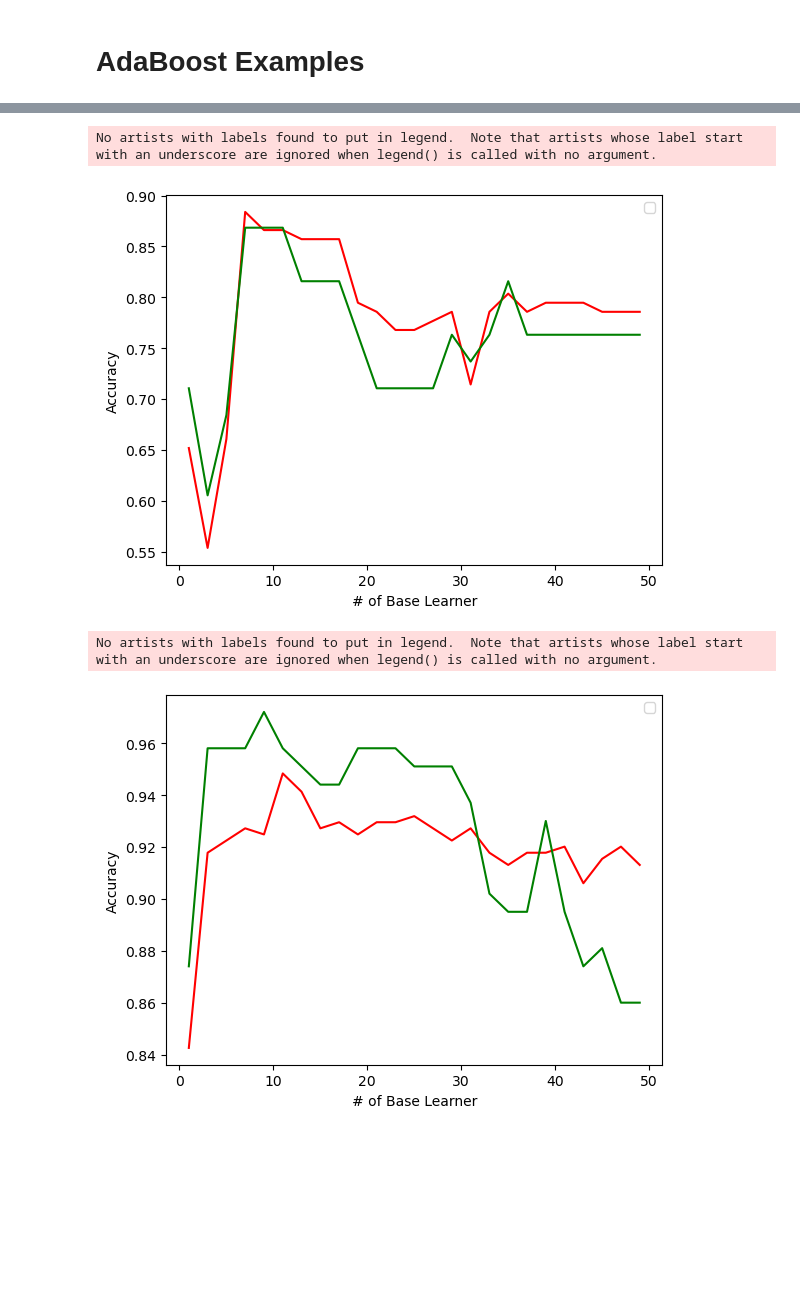
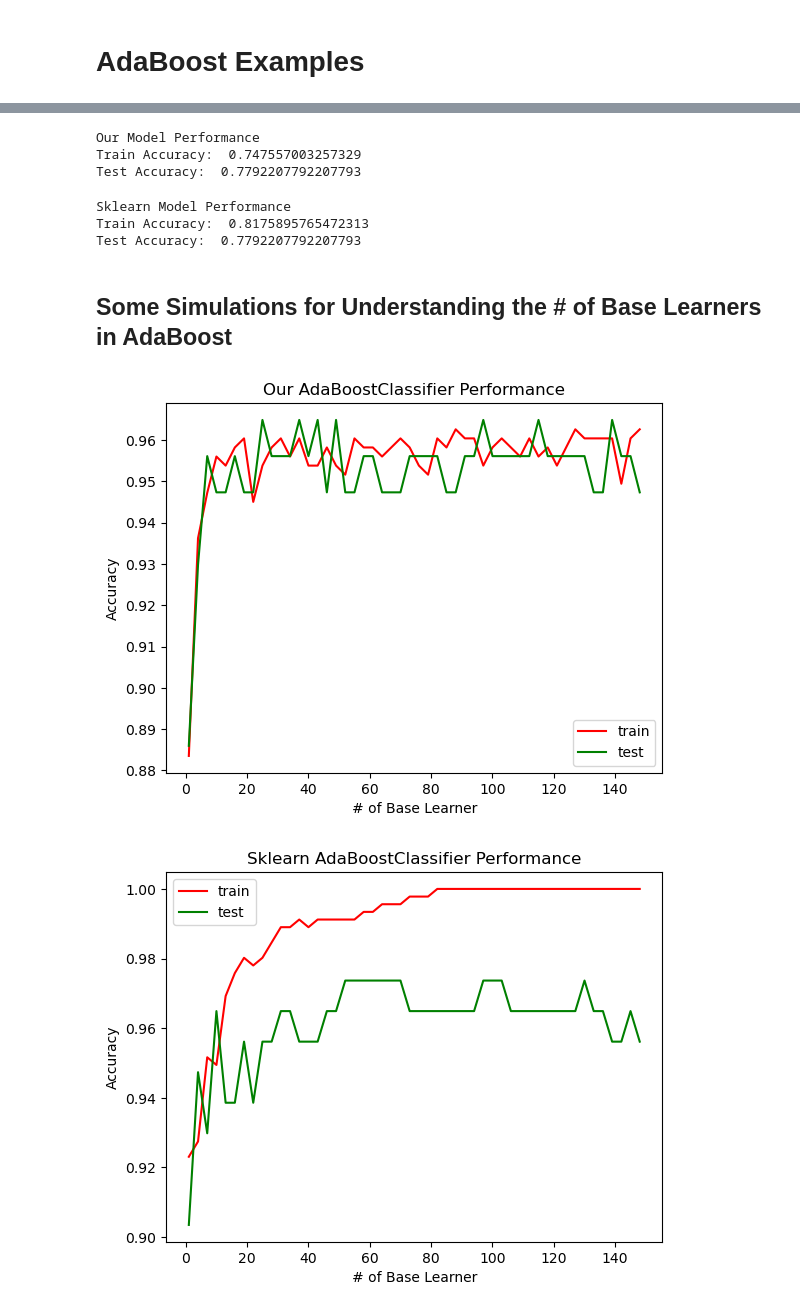
Before and after one commit to enesozeren/machine_learning_from_scratch, a Jupyter notebook: decision_trees/modelling_examples.ipynb, the cells around one changed output, grey strips where cells are left out. Cells and saved outputs as stored; diff of their text form; code cells hidden in the pictures; blank space fills up the shorter version.

Commit message:
adaboost implementation done
- decision tree splitting search is more exhaustive
- adaboost implemented with boosting with resampling method
- adaboost modelling examples are added

```diff
--- a/decision_trees/modelling_examples.ipynb
+++ b/decision_trees/modelling_examples.ipynb
@@ -400,56 +493,76 @@ plt.show()
+# %%
+model = AdaBoostClassifier(n_base_learner=50)
+model.train(X_train, y_train)
+
+train_accuracy = sum(model.predict(X=X_train) == y_train) / len(y_train)
+test_accuracy = sum(model.predict(X=X_test) == y_test) / len(y_test)
+print("Our Model Performance")
+print("Train Accuracy: ", train_accuracy)
+print("Test Accuracy: ", test_accuracy)
+# %% [output]
+Our Model Performance
+Train Accuracy:  0.747557003257329
+Test Accuracy:  0.7792207792207793
+# %%
+model = sklearn.ensemble.AdaBoostClassifier(n_estimators=50)
+model.fit(X_train, y_train)
+
+train_accuracy = sum(model.predict(X=X_train) == y_train) / len(y_train)
+test_accuracy = sum(model.predict(X=X_test) == y_test) / len(y_test)
+print("Sklearn Model Performance")
+print("Train Accuracy: ", train_accuracy)
+print("Test Accuracy: ", test_accuracy)
+# %% [output]
+Sklearn Model Performance
+Train Accuracy:  0.8175895765472313
+Test Accuracy:  0.7792207792207793
+# %% [markdown]
+## Some Simulations for Understanding the # of Base Learners in AdaBoost
 # %%
-iris = datasets.load_iris()
+data = datasets.load_breast_cancer()
 
-X = np.array(iris.data)
-Y = np.array(iris.target)
+X = np.array(data.data)
+Y = np.array(data.target)
 
-X_train, X_test, y_train, y_test = model_selection.train_test_split(X, Y, test_size=0.25, random_state=42)
+X_train, X_test, y_train, y_test = model_selection.train_test_split(X, Y, test_size=0.2, random_state=0)
 
 # model = AdaBoostClassifier(n_base_learner=10)
 # model.train(X_train, y_train)
 
 train_accuracy_list = []
 test_accuracy_list = []
-for n_base_learner in range(1, 50, 2):
+for n_base_learner in range(1, 150, 3):
     model = AdaBoostClassifier(n_base_learner)
     model.train(X_train, y_train)
     train_accuracy_list.append(sum(model.predict(X=X_train) == y_train) / len(y_train))
     test_accuracy_list.append(sum(model.predict(X=X_test) == y_test) / len(y_test))
 
-plt.plot(list(range(1, 50, 2)), train_accuracy_list, color='red')
-plt.plot(list(range(1, 50, 2)), test_accuracy_list, color='green')
+plt.plot(list(range(1, 150, 3)), train_accuracy_list, color='red', label='train')
+plt.plot(list(range(1, 150, 3)), test_accuracy_list, color='green', label='test')
+plt.title("Our AdaBoostClassifier Performance")
 plt.xlabel('# of Base Learner')
 plt.ylabel('Accuracy')
 plt.legend()
 plt.show()
 # %% [output]
-No artists with labels found to put in legend.  Note that artists whose label start with an underscore are ignored when legend() is called with no argument.
-[figure, old version]
+[figure, new version]
 # %%
-data = datasets.load_breast_cancer()
-
-X = np.array(data.data)
-Y = np.array(data.target)
-
-X_train, X_test, y_train, y_test = model_selection.train_test_split(X, Y, test_size=0.25, random_state=42)
-
-# model = AdaBoostClassifier(n_base_learner=10)
-# model.train(X_train, y_train)
-
 train_accuracy_list = []
 test_accuracy_list = []
-for n_base_learner in range(1, 50, 2):
-    model = AdaBoostClassifier(n_base_learner)
-    model.train(X_train, y_train)
-    train_accuracy_list.append(sum(model.predict(X=X_train) == y_train) / len(y_train))
-    test_accuracy_list.append(sum(model.predict(X=X_test) == y_test) / len(y_test))
+n_estimaters_list = []
+for n_base_learner in range(1, 150, 3):
+    model = sklearn.ensemble.AdaBoostClassifier(n_estimators=n_base_learner, learning_rate=0.2, random_state=0)
+    model.fit(X_train, y_train)
+    train_accuracy_list.append(sum(model.predict(X_train) == y_train) / len(y_train))
+    test_accuracy_list.append(sum(model.predict(X_test) == y_test) / len(y_test))
+    n_estimaters_list.append(len(model.estimators_))
 
-plt.plot(list(range(1, 50, 2)), train_accuracy_list, color='red')
-plt.plot(list(range(1, 50, 2)), test_accuracy_list, color='green')
+plt.plot(list(range(1, 150, 3)), train_accuracy_list, color='red', label='train')
+plt.plot(list(range(1, 150, 3)), test_accuracy_list, color='green', label='test')
+plt.title("Sklearn AdaBoostClassifier Performance")
 plt.xlabel('# of Base Learner')
 plt.ylabel('Accuracy')
 plt.legend()
 plt.show()
 # %% [output]
-No artists with labels found to put in legend.  Note that artists whose label start with an underscore are ignored when legend() is called with no argument.
-[figure, old version]
+[figure, new version]
```
Also changed, not shown: parts of 25 cells of this notebook, 2 other files.
